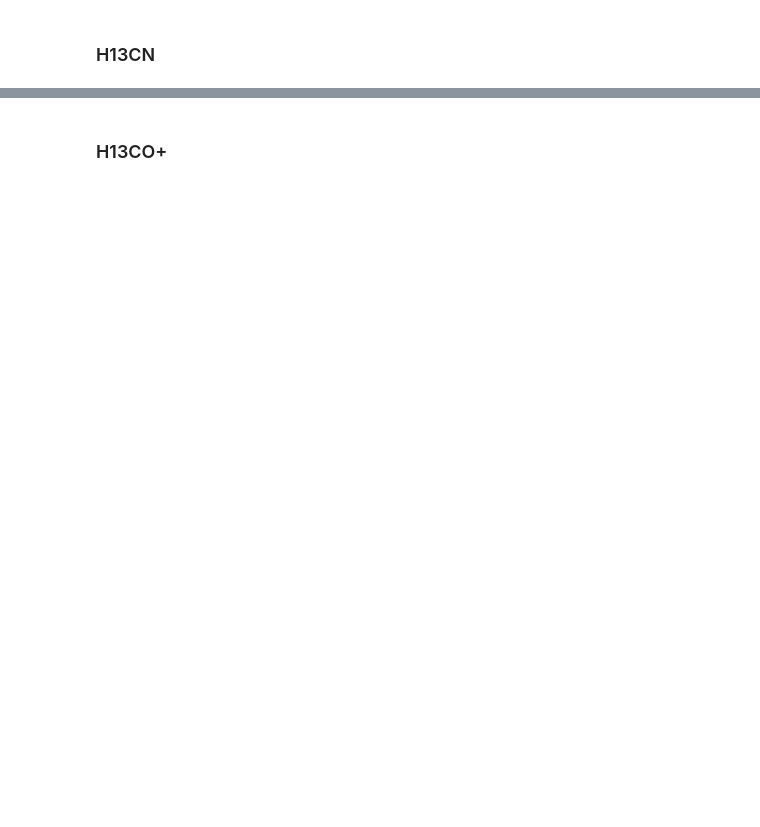
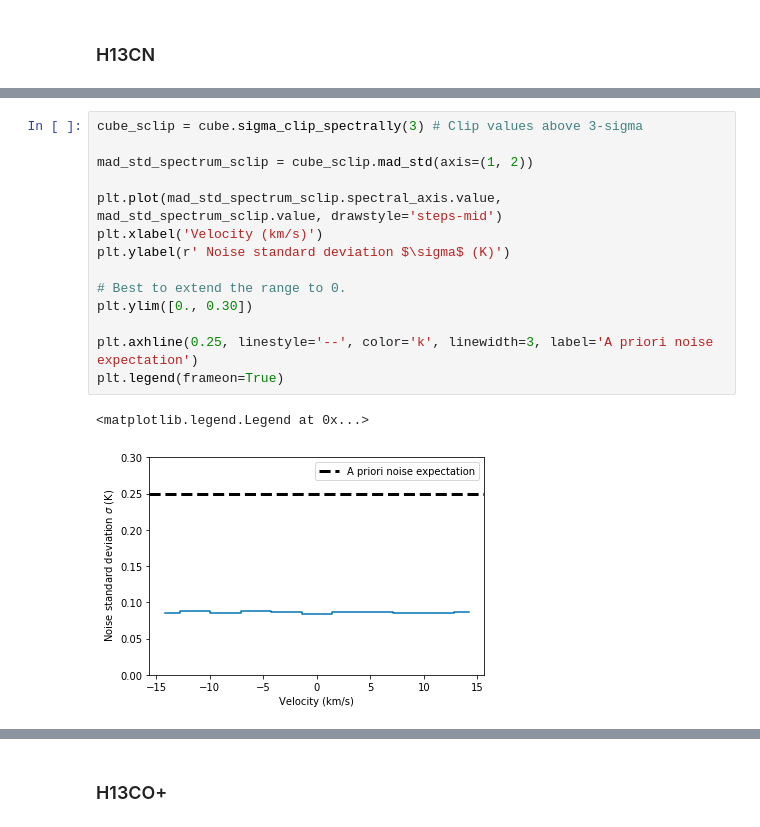
Before and after one commit to abulatek/brick, a Jupyter notebook: first_results/moment_maps.ipynb, the cells around one changed output, grey strips where cells are left out. Cells and saved outputs as stored; diff of their text form; blank space fills up the shorter version.

```diff
--- a/first_results/moment_maps.ipynb
+++ b/first_results/moment_maps.ipynb
@@ -62,0 +306,17 @@ DaskVaryingResolutionSpectralCube with shape=(3, 512, 512) and unit=K and chunk
+# %%
+cube_sclip = cube.sigma_clip_spectrally(3) # Clip values above 3-sigma
+
+mad_std_spectrum_sclip = cube_sclip.mad_std(axis=(1, 2))
+
+plt.plot(mad_std_spectrum_sclip.spectral_axis.value, mad_std_spectrum_sclip.value, drawstyle='steps-mid')
+plt.xlabel('Velocity (km/s)')
+plt.ylabel(r' Noise standard deviation $\sigma$ (K)')
+
+# Best to extend the range to 0.
+plt.ylim([0., 0.30])
+
+plt.axhline(0.25, linestyle='--', color='k', linewidth=3, label='A priori noise expectation')
+plt.legend(frameon=True)
+# %% [output]
+<matplotlib.legend.Legend at 0x...>
+[figure, added]
```
Also changed, not shown: parts of 73 cells of this notebook, 17 other files.
